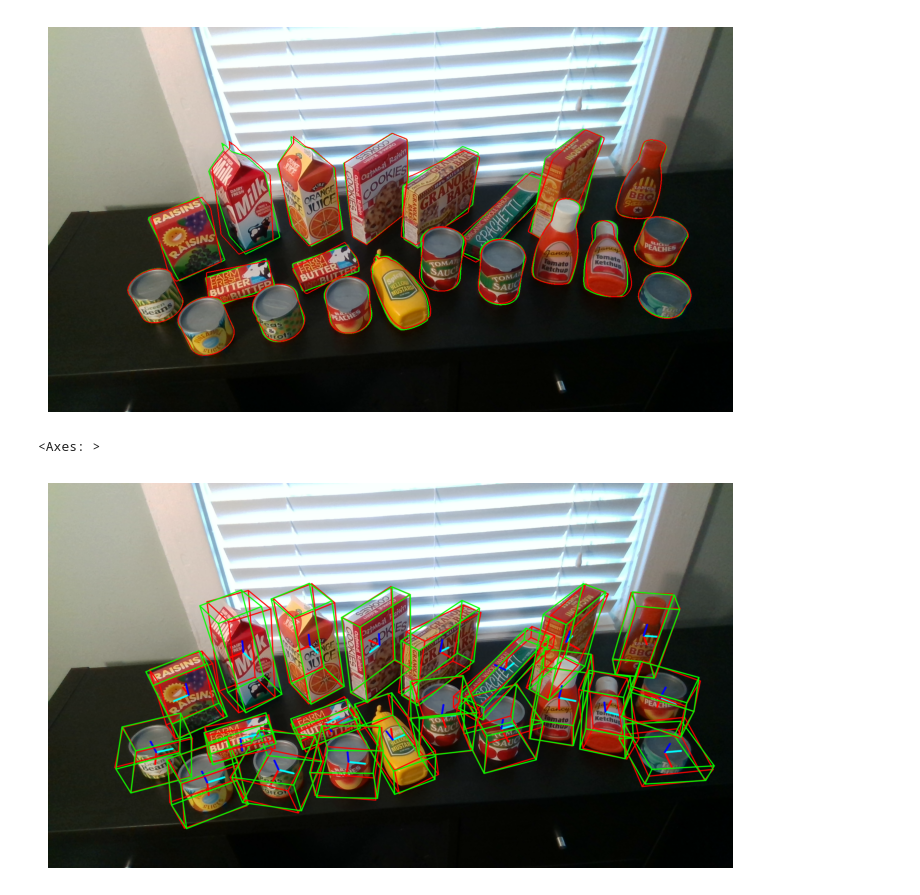
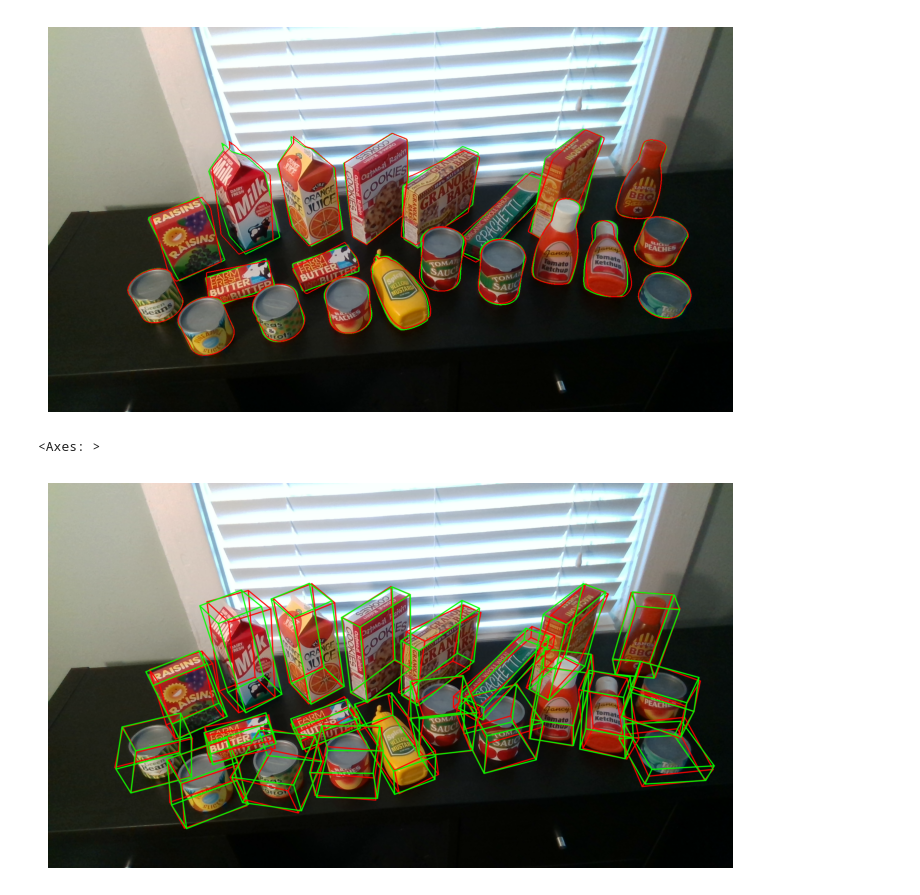
Before and after one commit to thodan/bop_toolkit, a Jupyter notebook: notebooks/demo_vis_gt_poses.ipynb, the cells around one changed output. Drawn from its saved outputs; the diff is of its cells as text; code cells hidden in the pictures.

```diff
--- a/notebooks/demo_vis_gt_poses.ipynb
+++ b/notebooks/demo_vis_gt_poses.ipynb
@@ -252,31 +252,32 @@ for idx, gt_pose_ in enumerate(tqdm(gt_poses_ordered, desc="bbox")):
     syms = misc.get_symmetry_transformations(
         models_info[obj_id], max_sym_disc_step=0.01
     )
     gt_poses_syms = []
     es = []
     for sym in syms:
         R_gt_sym = pose_gt["R"].dot(sym["R"])
         t_gt_sym = pose_gt["R"].dot(sym["t"].squeeze()) + pose_gt["t"].squeeze()
         pts_gt_sym = misc.transform_pts_Rt(pts, R_gt_sym, t_gt_sym)
         gt_poses_syms.append({"R": R_gt_sym, "t": t_gt_sym, "obj_id": obj_id})
         es.append(np.linalg.norm(pts_est - pts_gt_sym, axis=1).max())
     best_idx = np.argmin(es)
     pose_gt_sym = gt_poses_syms[best_idx]
     pose_gt_sym_mat = get_pose_mat_from_dict(pose_gt_sym)
 
     est_pose_mat = get_pose_mat_from_dict(res_per_obj[idx]["pose"])
     bbox_img = draw_pose_on_img(
         bbox_img,
         pose_pred=est_pose_mat,
         pose_gt=pose_gt_sym_mat,
         K=cam,
         axes_scale=50 // 2,
         mesh_bbox=bbox_3d,
         bbox_color=(255, 0, 0),
         bbox_color_gt=(0, 255, 0),
+        include_obj_center=False,
     )
 
 plot_rgb(bbox_img)
 # %% [output]
 <Axes: >
-[figure, old version]
+[figure, new version]
```
Also changed, not shown: 2 other files.
